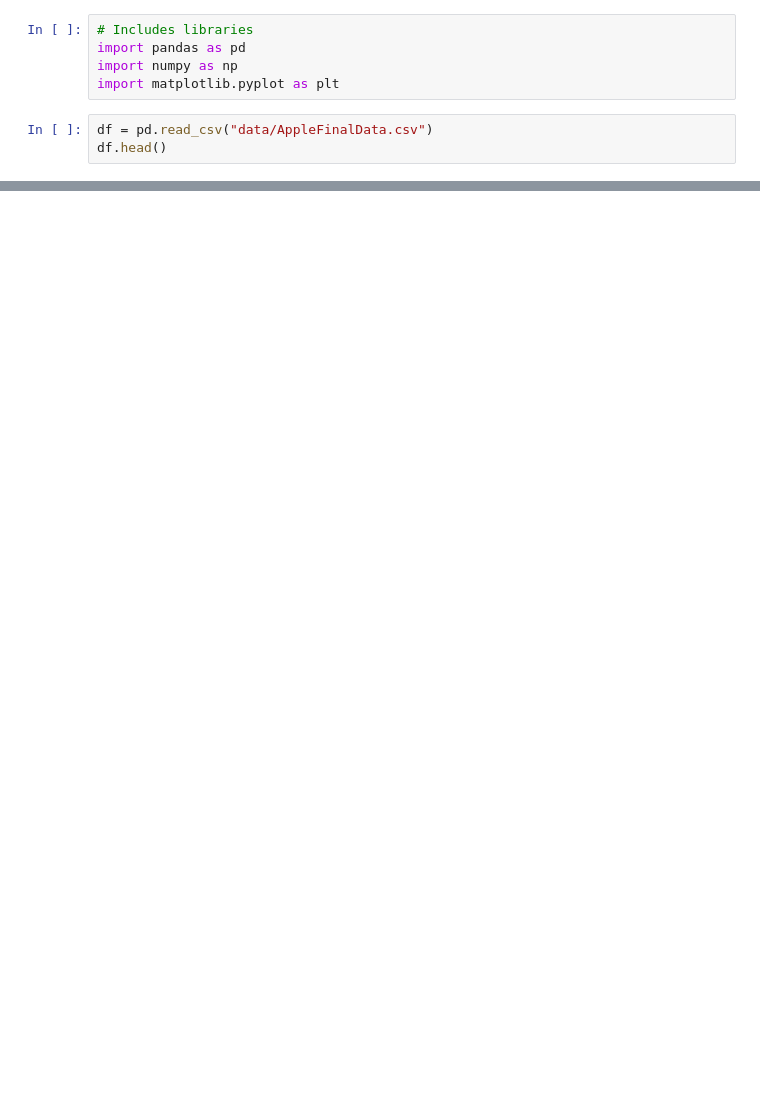
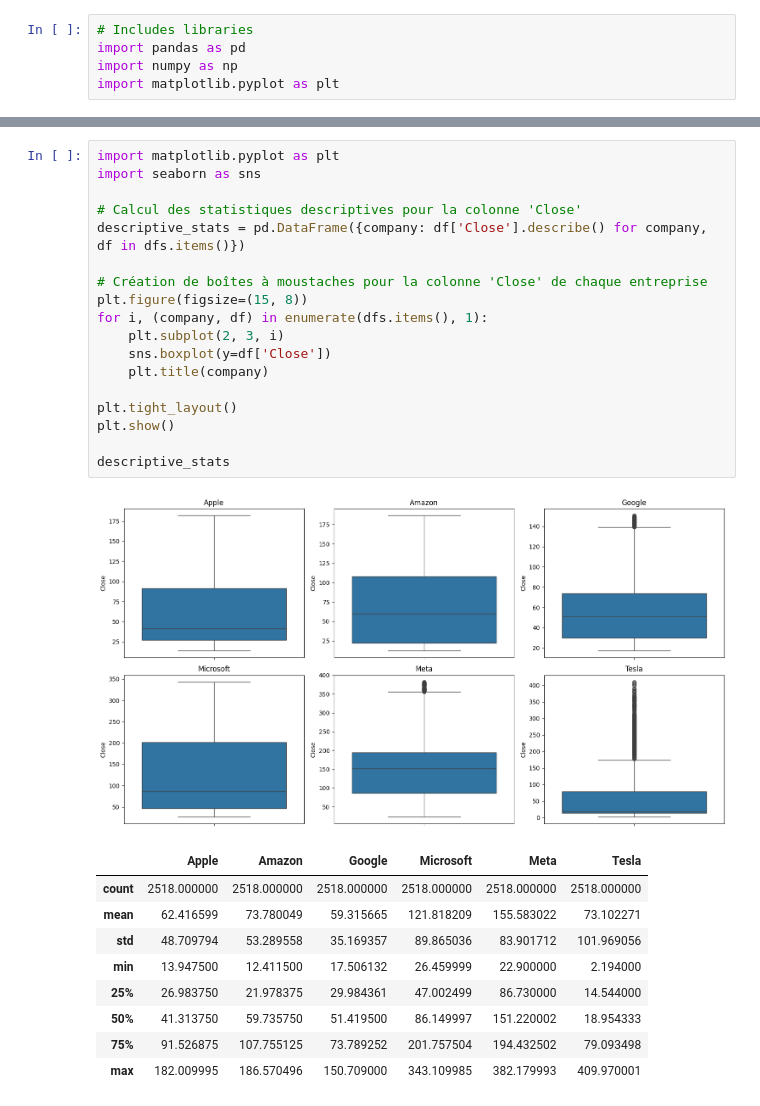
Before and after one commit to B-Manitas/StockMarketML, a Jupyter notebook: main.ipynb, the cells around one changed output, grey strips where cells are left out. Cells and saved outputs as stored; diff of their text form; blank space fills up the shorter version.

```diff
--- a/main.ipynb
+++ b/main.ipynb
@@ -3,6 +3,3 @@
 import pandas as pd
 import numpy as np
 import matplotlib.pyplot as plt
-# %%
-df = pd.read_csv("data/AppleFinalData.csv")
-df.head()
@@ -35,0 +102,29 @@ memory usage: 196.8+ KB
+# %%
+import matplotlib.pyplot as plt
+import seaborn as sns
+
+# Calcul des statistiques descriptives pour la colonne 'Close'
+descriptive_stats = pd.DataFrame({company: df['Close'].describe() for company, df in dfs.items()})
+
+# Création de boîtes à moustaches pour la colonne 'Close' de chaque entreprise
+plt.figure(figsize=(15, 8))
+for i, (company, df) in enumerate(dfs.items(), 1):
+    plt.subplot(2, 3, i)
+    sns.boxplot(y=df['Close'])
+    plt.title(company)
+
+plt.tight_layout()
+plt.show()
+
+descriptive_stats
+# %% [output]
+[figure, added]
+|  | Apple | Amazon | Google | Microsoft | Meta | Tesla |
+| count | 2518.000000 | 2518.000000 | 2518.000000 | 2518.000000 | 2518.000000 | 2518.000000 |
+| mean | 62.416599 | 73.780049 | 59.315665 | 121.818209 | 155.583022 | 73.102271 |
+| std | 48.709794 | 53.289558 | 35.169357 | 89.865036 | 83.901712 | 101.969056 |
+| min | 13.947500 | 12.411500 | 17.506132 | 26.459999 | 22.900000 | 2.194000 |
+| 25% | 26.983750 | 21.978375 | 29.984361 | 47.002499 | 86.730000 | 14.544000 |
+| 50% | 41.313750 | 59.735750 | 51.419500 | 86.149997 | 151.220002 | 18.954333 |
+| 75% | 91.526875 | 107.755125 | 73.789252 | 201.757504 | 194.432502 | 79.093498 |
+| max | 182.009995 | 186.570496 | 150.709000 | 343.109985 | 382.179993 | 409.970001 |
```
Also changed, not shown: parts of 4 cells of this notebook.
